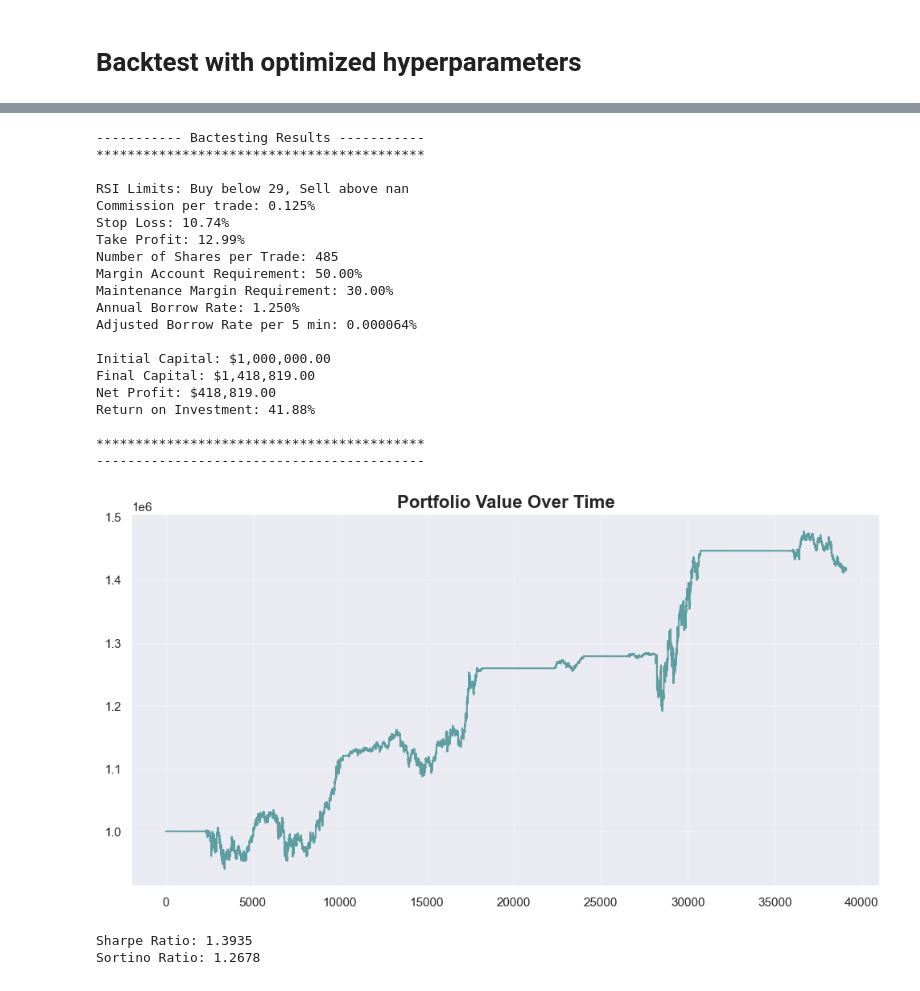
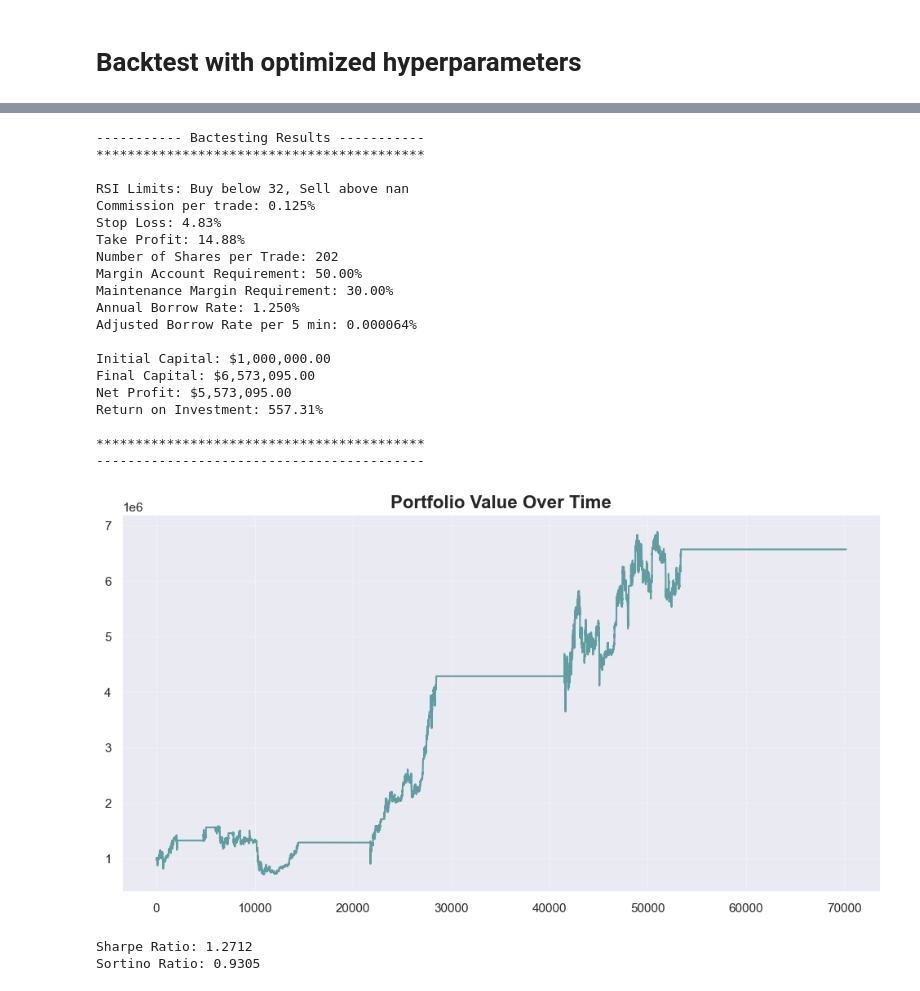
Before and after one commit to luisejdm/Microestructura_y_Sistemas_de_Trading, a Jupyter notebook: Clases/backtesting.ipynb, the cells around one changed output, grey strips where cells are left out. Drawn from its saved outputs; the diff is of its cells as text; code cells hidden in the pictures.

Commit message:
change to btc data

```diff
--- a/Clases/backtesting.ipynb
+++ b/Clases/backtesting.ipynb
@@ -77,7 +77,21 @@ def print_results(capital, initial_capital, portfolio_values,
     plt.title('Portfolio Value Over Time')
     plt.show()
 # %%
-data = pd.read_csv('data/aapl_5m_train.csv').dropna()
+data = pd.read_csv('../data/Binance_BTCUSDT_1h.csv').dropna()
+data[['Date', 'Hour']] = data['Date'].str.split(' ', expand=True)
+data['Datetime'] = pd.to_datetime(data['Date'] + ' ' + data['Hour'], format='%d/%m/%y %H:%M')
+data.set_index('Datetime', inplace=True)
+data.drop(columns=['Date', 'Hour', 'Unix'], inplace=True)
+data.sort_index(inplace=True)
+data = data[~data.index.isnull()]
+
+n = len(data)
+train_end = int(n*0.6)
+test_end = int(n*(0.6 + 0.2))
+
+train_data = data.iloc[:train_end].copy()
+test_data = data.iloc[train_end:test_end].copy()
+validation_data = data.iloc[test_end:].copy()
 # %% [markdown]
 # Optuna Optimization
 # %%
@@ -164,6 +178,6 @@ def objective(trial, data):
 # %%
 study = optuna.create_study(direction='maximize')
-study.optimize(lambda trial: objective(trial, data), n_trials=100, n_jobs=1, show_progress_bar=True)
+study.optimize(lambda trial: objective(trial, train_data), n_trials=50, n_jobs=1, show_progress_bar=True)
 # %%
 study.best_params
 # %% [output]
@@ -232,42 +246,42 @@ for i, row in data.iterrows():
                 n_shares=N_SHARES,
                 price=row['Close'],
                 sl=row['Close'] * (1 - STOP_LOSS),
                 tp=row['Close'] * (1 + TAKE_PROFIT),
-                time=row['Datetime']
+                time=row.index
             )
             active_long_positions.append(pos)
 
     portfolio_values.append(get_portfolio_value(capital, active_long_positions, row.Close, N_SHARES))
 
 #At the end of the backtesting, we should close all active positions
 capital += row.Close * len(active_long_positions) * N_SHARES * (1-COM)
 active_long_positions = []
 
 print_results(capital, 1_000_000, portfolio_values,
               rsi_lower, np.NaN, COM, STOP_LOSS, TAKE_PROFIT,
               N_SHARES, INITIAL_MARGIN, MAINT_MARGIN, BORROW_RATE, ADJ_BORROW_RATE)
 # %% [output]
 ----------- Bactesting Results -----------
 ******************************************
 
-RSI Limits: Buy below 29, Sell above nan
+RSI Limits: Buy below 32, Sell above nan
 Commission per trade: 0.125%
-Stop Loss: 10.74%
-Take Profit: 12.99%
-Number of Shares per Trade: 485
+Stop Loss: 4.83%
+Take Profit: 14.88%
+Number of Shares per Trade: 202
 Margin Account Requirement: 50.00%
 Maintenance Margin Requirement: 30.00%
 Annual Borrow Rate: 1.250%
 Adjusted Borrow Rate per 5 min: 0.000064%
 
 Initial Capital: $1,000,000.00
-Final Capital: $1,418,819.00
-Net Profit: $418,819.00
-Return on Investment: 41.88%
+Final Capital: $6,573,095.00
+Net Profit: $5,573,095.00
+Return on Investment: 557.31%
 
 ******************************************
 ------------------------------------------
-[figure, old version]
+[figure, new version]
 # %%
 df = pd.DataFrame()
 df['Value'] = portfolio_values
@@ -285,5 +299,5 @@ annual_down_risk = down_risk * np.sqrt(60 * 6.5 * 252 / 5)
 print(f'Sharpe Ratio: {annual_rets / annual_std:,.4f}')
 print(f'Sortino Ratio: {annual_rets / annual_down_risk:,.4f}')
 # %% [output]
-Sharpe Ratio: 1.3935
-Sortino Ratio: 1.2678
+Sharpe Ratio: 1.2712
+Sortino Ratio: 0.9305
```
Also changed, not shown: parts of 5 cells of this notebook, 1 other file.
